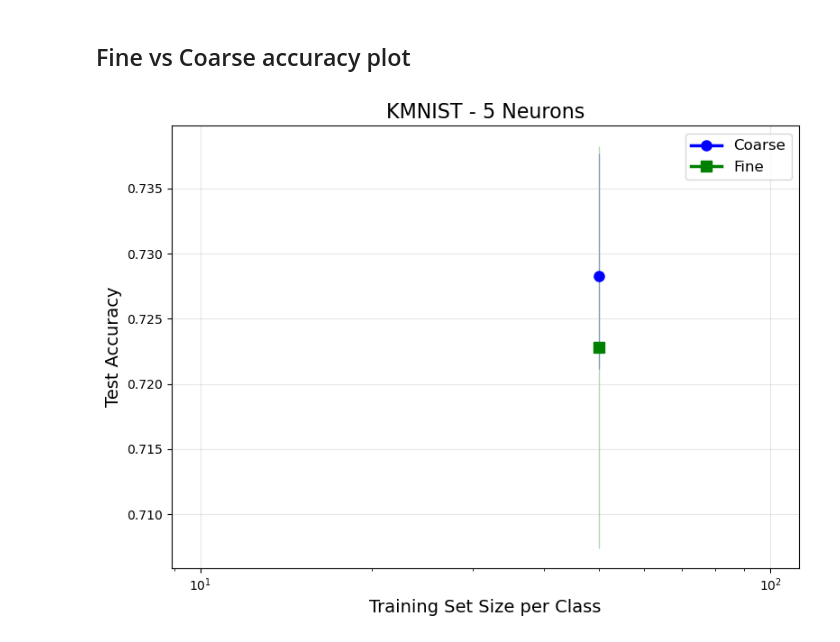
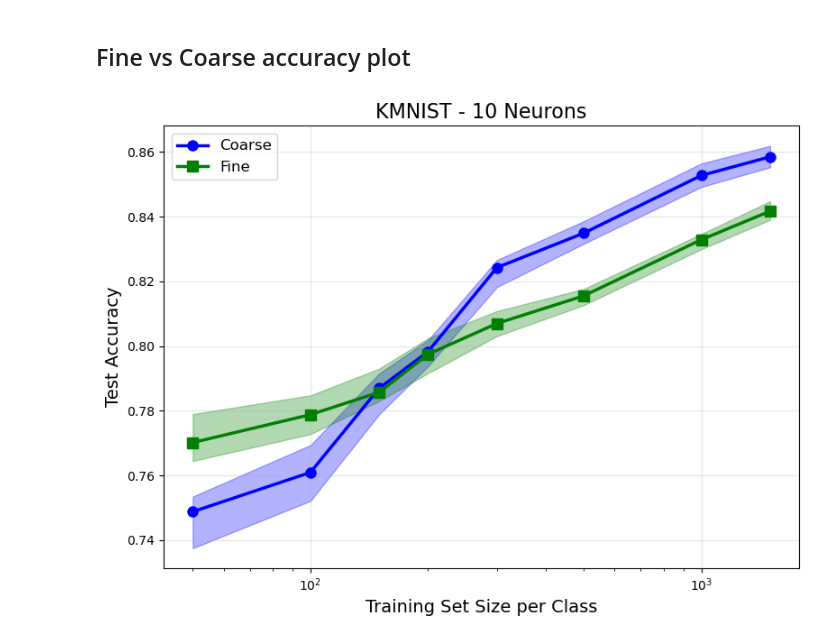
Before and after one commit to daviiiiide/subclasses, a Jupyter notebook: coarse_vs_fine_experiments.ipynb, the cells around one changed output. Drawn from its saved outputs; the diff is of its cells as text; code cells hidden in the pictures.

```diff
--- a/coarse_vs_fine_experiments.ipynb
+++ b/coarse_vs_fine_experiments.ipynb
@@ -244,7 +228,7 @@ Running 2400 experiments in parallel using 4 CPU cores
 ## Fine vs Coarse accuracy plot
 # %%
 # simple visualization for a fixed number of neurons
-NODE_COUNT = 5
+NODE_COUNT = 10
 DATASET = 'kmnist'
 
 # load results
@@ -258,31 +242,31 @@ sizes = sorted(df_filtered['Single_Class_Size'].unique())
 Q1_coarse, Q2_coarse, Q3_coarse = [], [], []
 Q1_fine, Q2_fine, Q3_fine = [], [], []
 
 for size in sizes:
     size_data = df_filtered[df_filtered['Single_Class_Size'] == size]
     Q1_coarse.append(size_data['Accuracy_coarse'].quantile(0.25))
     Q2_coarse.append(size_data['Accuracy_coarse'].quantile(0.50))
     Q3_coarse.append(size_data['Accuracy_coarse'].quantile(0.75))
     Q1_fine.append(size_data['Accuracy_fine'].quantile(0.25))
     Q2_fine.append(size_data['Accuracy_fine'].quantile(0.50))
     Q3_fine.append(size_data['Accuracy_fine'].quantile(0.75))
 
 plt.figure(figsize=(8, 6))
 x = np.array(sizes)
 
 plt.fill_between(x, Q1_coarse, Q3_coarse, color='blue', alpha=0.3)
 plt.plot(x, Q2_coarse, 'b-o', linewidth=2.5, markersize=8, label='Coarse')
 
 plt.fill_between(x, Q1_fine, Q3_fine, color='green', alpha=0.3)
 plt.plot(x, Q2_fine, 'g-s', linewidth=2.5, markersize=8, label='Fine')
 
 plt.xscale('log')
 plt.xlabel('Training Set Size per Class', fontsize=14)
 plt.ylabel('Test Accuracy', fontsize=14)
 plt.title(f'{DATASET.upper()} - {NODE_COUNT} Neurons', fontsize=16)
 plt.legend(fontsize=12)
 plt.grid(True, alpha=0.3)
 plt.tight_layout()
 plt.show()
 # %% [output]
-[figure, old version]
+[figure, new version]
```
Also changed, not shown: parts of 1 cell of this notebook, 1 other file.
